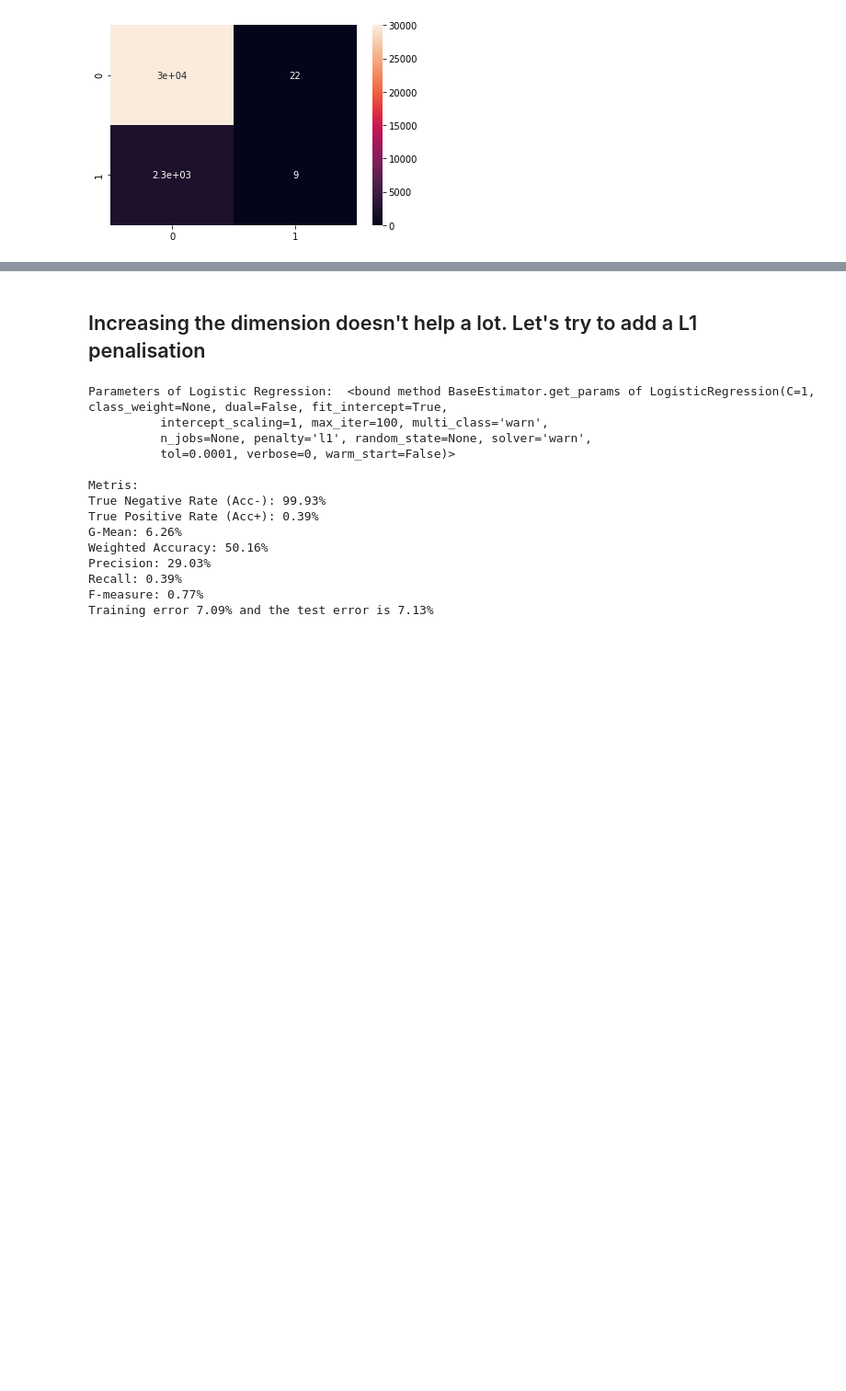
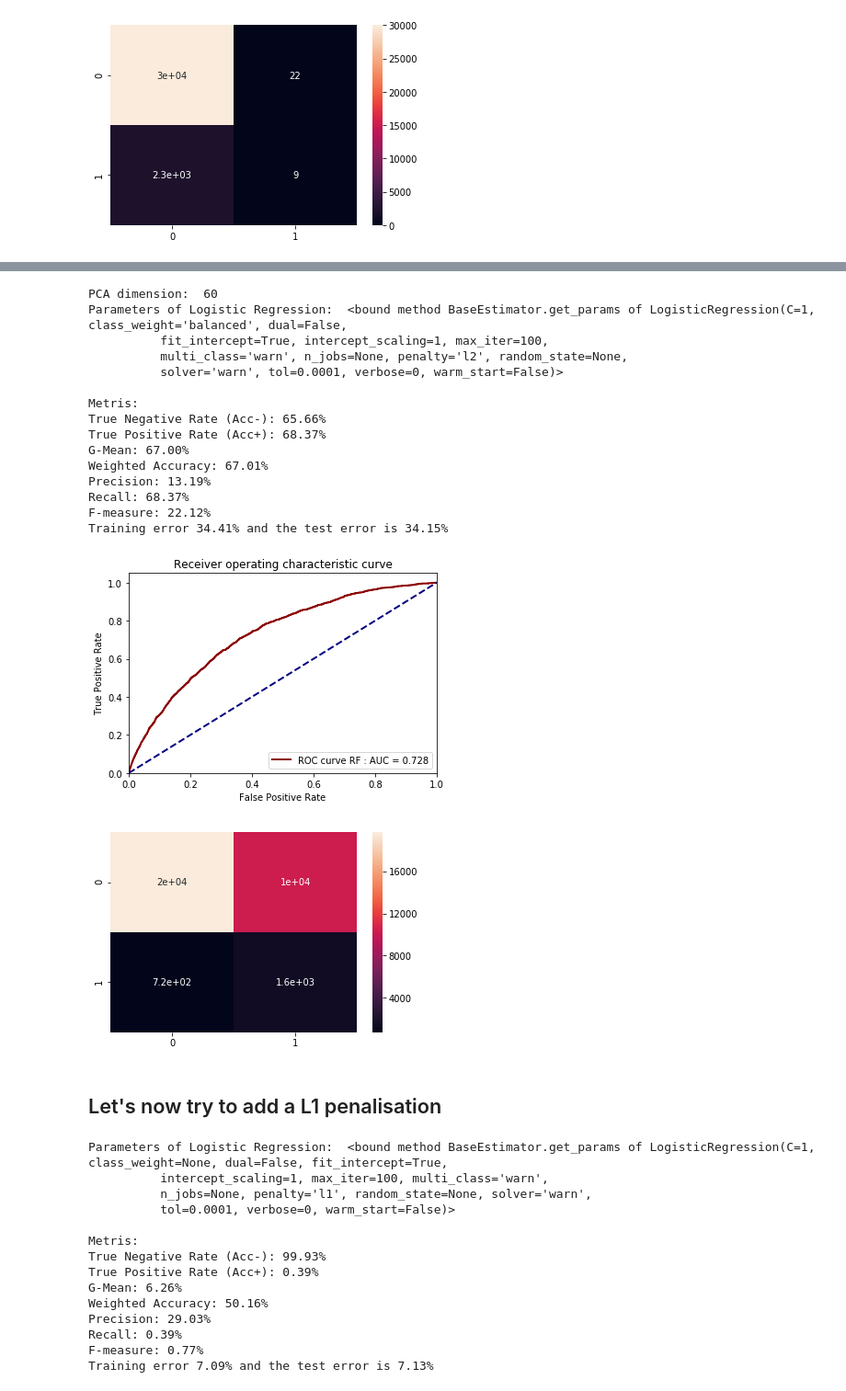
Before and after one commit to netomenoci/Doclib, a Jupyter notebook: Logistic Regression + Random Forest Comparison.ipynb, the cells around one changed output, grey strips where cells are left out. Shown: that part at 92% size. Drawn from its saved outputs; the diff is of its cells as text; code cells hidden in the pictures; blank space fills up the shorter version.

Commit message:
Added GridSearchCV for the logistic regression, ran analysis for the full data without empty rows

```diff
--- a/Logistic Regression + Random Forest Comparison.ipynb
+++ b/Logistic Regression + Random Forest Comparison.ipynb
@@ -216,5 +212,25 @@ Training error 7.09% and the test error is 7.13%
+# %%
+model3, params3, roc3, metrics3 =  train_and_plot_results(X, Y, model = LogisticRegression, pca_dimension=60, class_weight='balanced')
+# %% [output]
+PCA dimension:  60
+Parameters of Logistic Regression:  <bound method BaseEstimator.get_params of LogisticRegression(C=1, class_weight='balanced', dual=False,
+          fit_intercept=True, intercept_scaling=1, max_iter=100,
+          multi_class='warn', n_jobs=None, penalty='l2', random_state=None,
+          solver='warn', tol=0.0001, verbose=0, warm_start=False)>
+
+Metris:
+True Negative Rate (Acc-): 65.66%
+True Positive Rate (Acc+): 68.37%
+G-Mean: 67.00%
+Weighted Accuracy: 67.01%
+Precision: 13.19%
+Recall: 68.37%
+F-measure: 22.12%
+Training error 34.41% and the test error is 34.15%
+[figure, added]
+[figure, added]
 # %% [markdown]
-## Increasing the dimension doesn't help a lot. Let's try to add a L1 penalisation
+## Let's now try to add a L1 penalisation
 # %%
 model4, params4, roc4, metrics4  =  train_and_plot_results(X, Y,model = LogisticRegression, penalty='l1')
 # %% [output]
```
Also changed, not shown: parts of 25 cells of this notebook, 3 other files.
